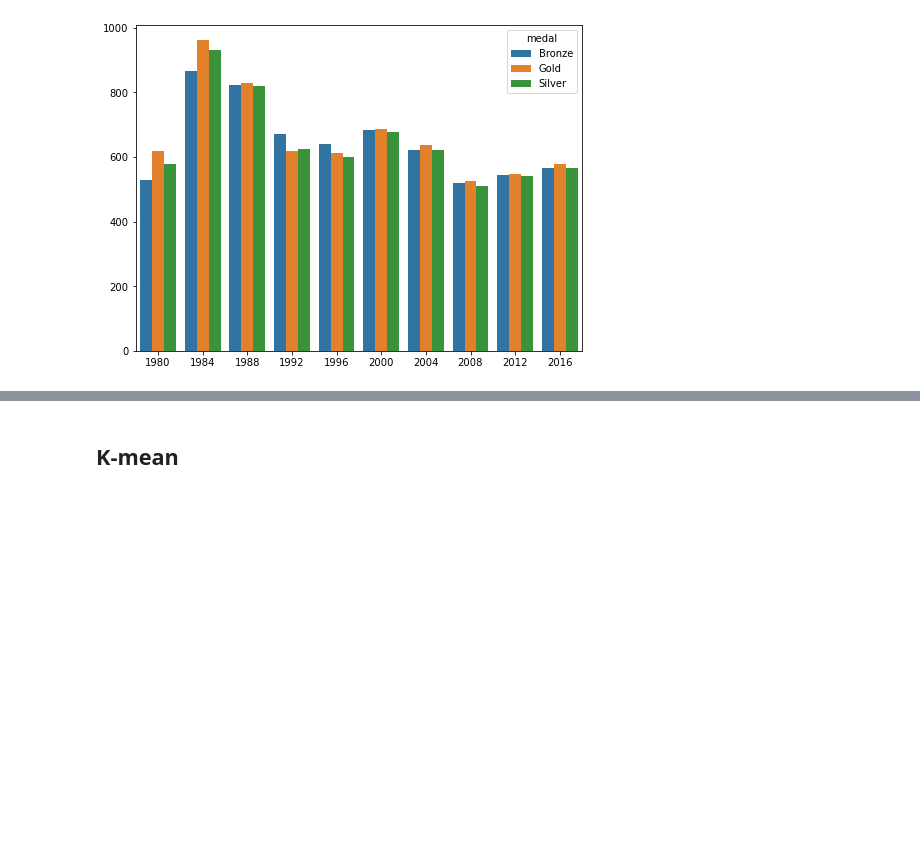
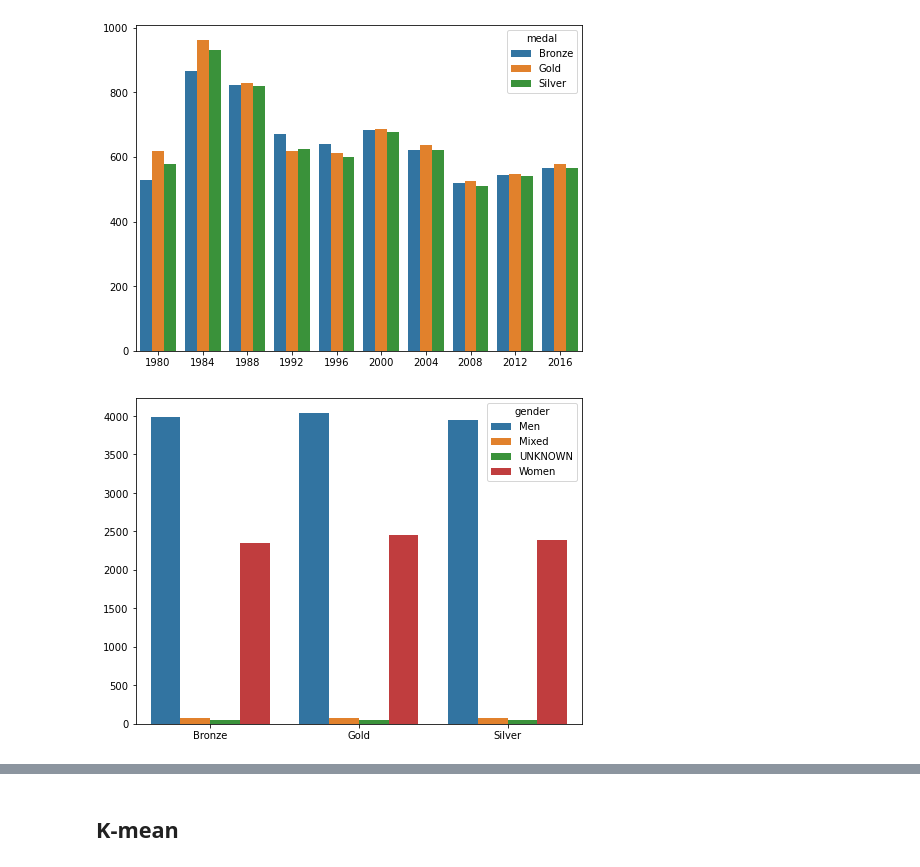
Before and after one commit to hoxuanvinh1999/SY09_Data_Mining, a Jupyter notebook: preprocessing/data_exploration.ipynb, the cells around one changed output, grey strips where cells are left out. Saved outputs shown, nothing was run; the diff lists cells and outputs as text; code cells hidden in the pictures; blank space fills up the shorter version.

```diff
--- a/data_exploration.ipynb
+++ b/preprocessing/data_exploration.ipynb
@@ -157,2 +163,14 @@ getFigureAtPos(**{
 # %% [output]
 [figure]
+# %%
+cols4 = ['gender', 'medal']
+getFigureAtPos(**{
+    'plotFunc':sns.countplot,
+    'data':data,
+    'cols':cols4,
+    'j':0,
+    'i':1,
+    'title':''})
+plt.savefig("new images/number_medal_by_medaltype_and_gender.png")
+# %% [output]
+[figure, added]
```
Also changed, not shown: parts of 24 cells of this notebook, 45 other files.
